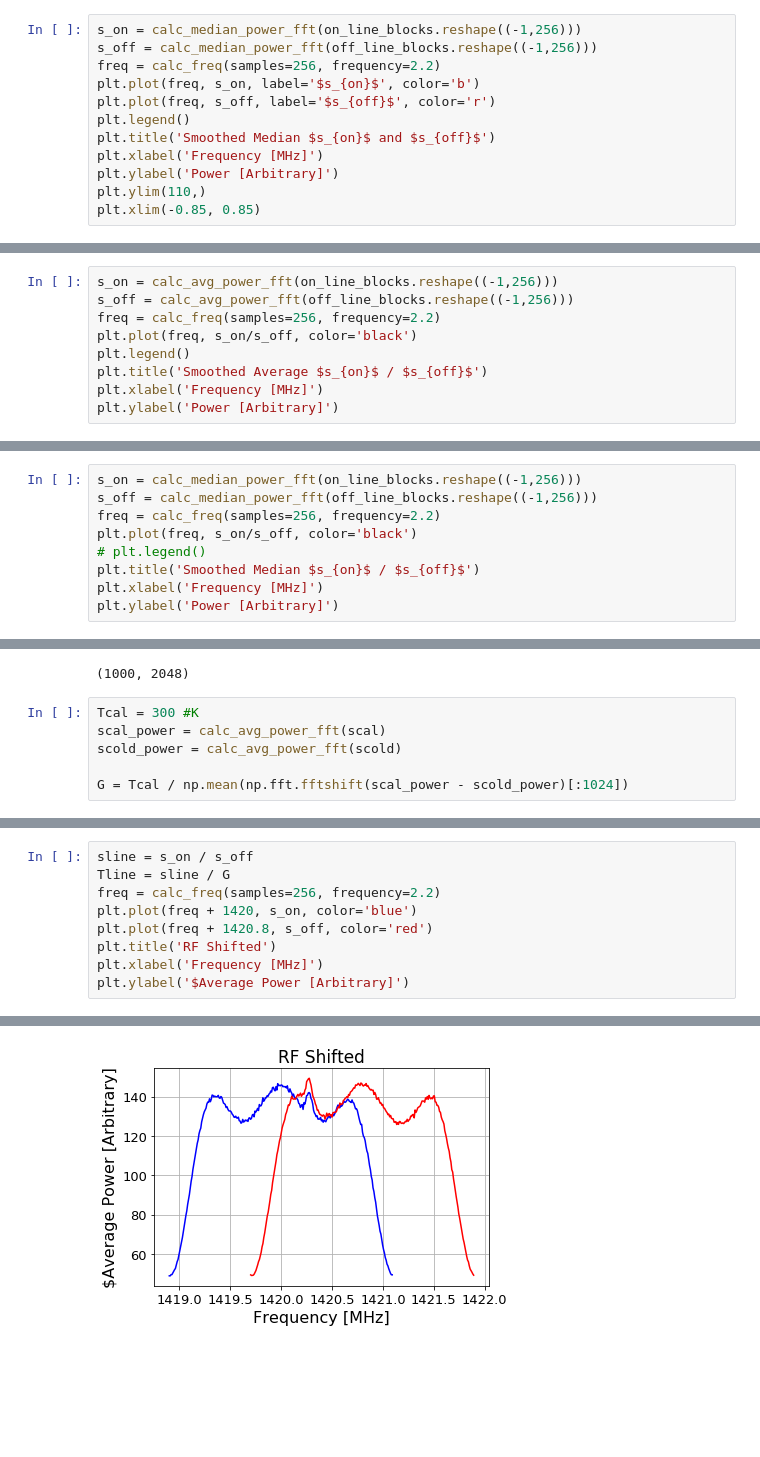
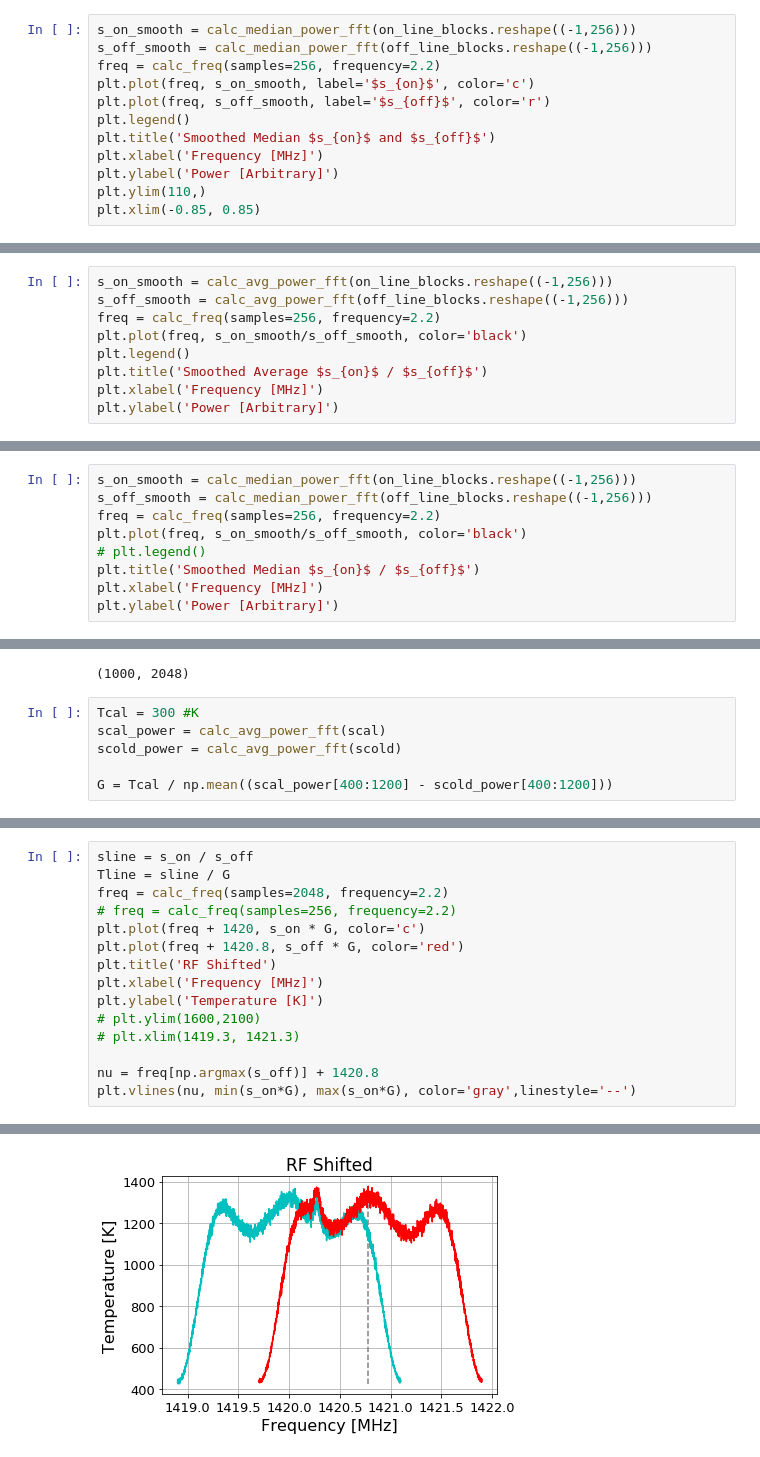
Before and after one commit to James11222/radiolab_repo, a Jupyter notebook: lab2/Emily/lab2.ipynb, the cells around one changed output, grey strips where cells are left out. Drawn from its saved outputs; the diff is of its cells as text; blank space fills up the shorter version.

```diff
--- a/lab2/Emily/lab2.ipynb
+++ b/lab2/Emily/lab2.ipynb
@@ -123,9 +124,9 @@ plt.xlim(-0.85, 0.85)
 # %%
-s_on = calc_median_power_fft(on_line_blocks.reshape((-1,256)))
-s_off = calc_median_power_fft(off_line_blocks.reshape((-1,256)))
+s_on_smooth = calc_median_power_fft(on_line_blocks.reshape((-1,256)))
+s_off_smooth = calc_median_power_fft(off_line_blocks.reshape((-1,256)))
 freq = calc_freq(samples=256, frequency=2.2)
-plt.plot(freq, s_on, label='$s_{on}$', color='b')
-plt.plot(freq, s_off, label='$s_{off}$', color='r')
+plt.plot(freq, s_on_smooth, label='$s_{on}$', color='c')
+plt.plot(freq, s_off_smooth, label='$s_{off}$', color='r')
 plt.legend()
 plt.title('Smoothed Median $s_{on}$ and $s_{off}$')
 plt.xlabel('Frequency [MHz]')
@@ -138,8 +139,8 @@ plt.xlim(-0.85, 0.85)
 # %%
-s_on = calc_avg_power_fft(on_line_blocks.reshape((-1,256)))
-s_off = calc_avg_power_fft(off_line_blocks.reshape((-1,256)))
+s_on_smooth = calc_avg_power_fft(on_line_blocks.reshape((-1,256)))
+s_off_smooth = calc_avg_power_fft(off_line_blocks.reshape((-1,256)))
 freq = calc_freq(samples=256, frequency=2.2)
-plt.plot(freq, s_on/s_off, color='black')
+plt.plot(freq, s_on_smooth/s_off_smooth, color='black')
 plt.legend()
 plt.title('Smoothed Average $s_{on}$ / $s_{off}$')
 plt.xlabel('Frequency [MHz]')
@@ -149,10 +150,10 @@ No handles with labels found to put in legend.
 Text(0, 0.5, 'Power [Arbitrary]')
 [figure]
 # %%
-s_on = calc_median_power_fft(on_line_blocks.reshape((-1,256)))
-s_off = calc_median_power_fft(off_line_blocks.reshape((-1,256)))
+s_on_smooth = calc_median_power_fft(on_line_blocks.reshape((-1,256)))
+s_off_smooth = calc_median_power_fft(off_line_blocks.reshape((-1,256)))
 freq = calc_freq(samples=256, frequency=2.2)
-plt.plot(freq, s_on/s_off, color='black')
+plt.plot(freq, s_on_smooth/s_off_smooth, color='black')
 # plt.legend()
 plt.title('Smoothed Median $s_{on}$ / $s_{off}$')
 plt.xlabel('Frequency [MHz]')
@@ -177,7 +178,7 @@ Tcal = 300 #K
 scal_power = calc_avg_power_fft(scal)
 scold_power = calc_avg_power_fft(scold)
 
-G = Tcal / np.mean(np.fft.fftshift(scal_power - scold_power)[:1024])
+G = Tcal / np.mean((scal_power[400:1200] - scold_power[400:1200]))
 # %%
 freq = calc_freq(samples=2048, frequency=2.2)
 plt.plot(freq, scal_power, label='blackbody', color='red')
@@ -217,10 +221,16 @@ Text(0, 0.5, '$T_{line}$ [Arbitrary]')
 # %%
 sline = s_on / s_off
 Tline = sline / G
-freq = calc_freq(samples=256, frequency=2.2)
-plt.plot(freq + 1420, s_on, color='blue')
-plt.plot(freq + 1420.8, s_off, color='red')
+freq = calc_freq(samples=2048, frequency=2.2)
+# freq = calc_freq(samples=256, frequency=2.2)
+plt.plot(freq + 1420, s_on * G, color='c')
+plt.plot(freq + 1420.8, s_off * G, color='red')
 plt.title('RF Shifted')
 plt.xlabel('Frequency [MHz]')
-plt.ylabel('$Average Power [Arbitrary]')
+plt.ylabel('Temperature [K]')
+# plt.ylim(1600,2100)
+# plt.xlim(1419.3, 1421.3)
+
+nu = freq[np.argmax(s_off)] + 1420.8
+plt.vlines(nu, min(s_on*G), max(s_on*G), color='gray',linestyle='--')
 # %% [output]
@@ -228 +238 @@ Text(0, 0.5, '$Average Power [Arbitrary]')
-[figure, old version]
+[figure, new version]
```
Also changed, not shown: parts of 13 cells of this notebook.
